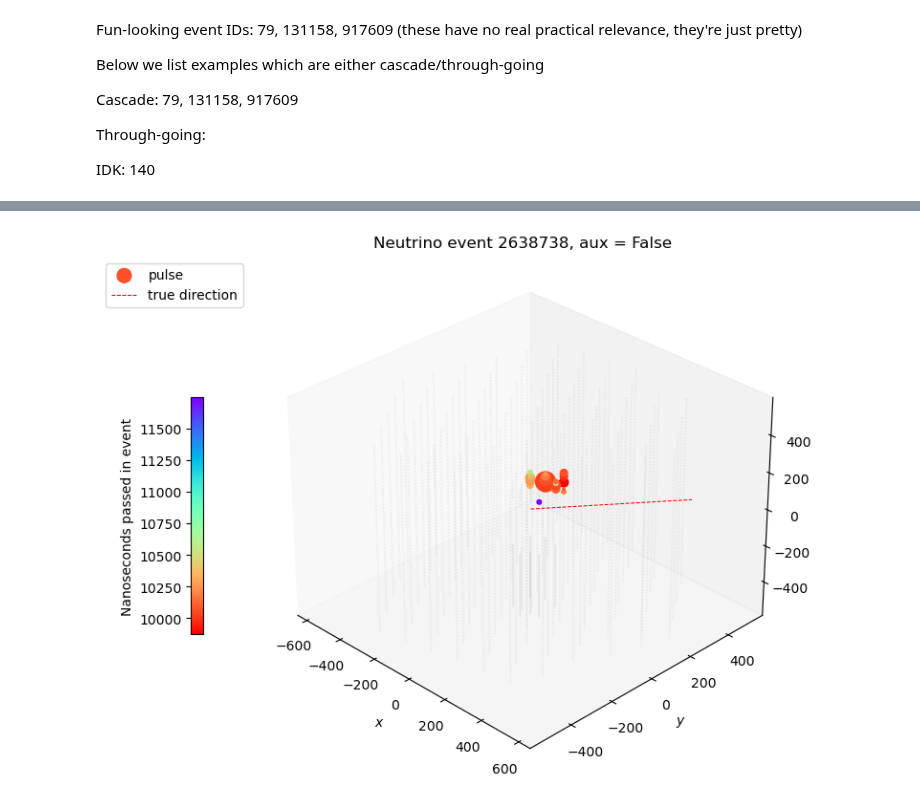
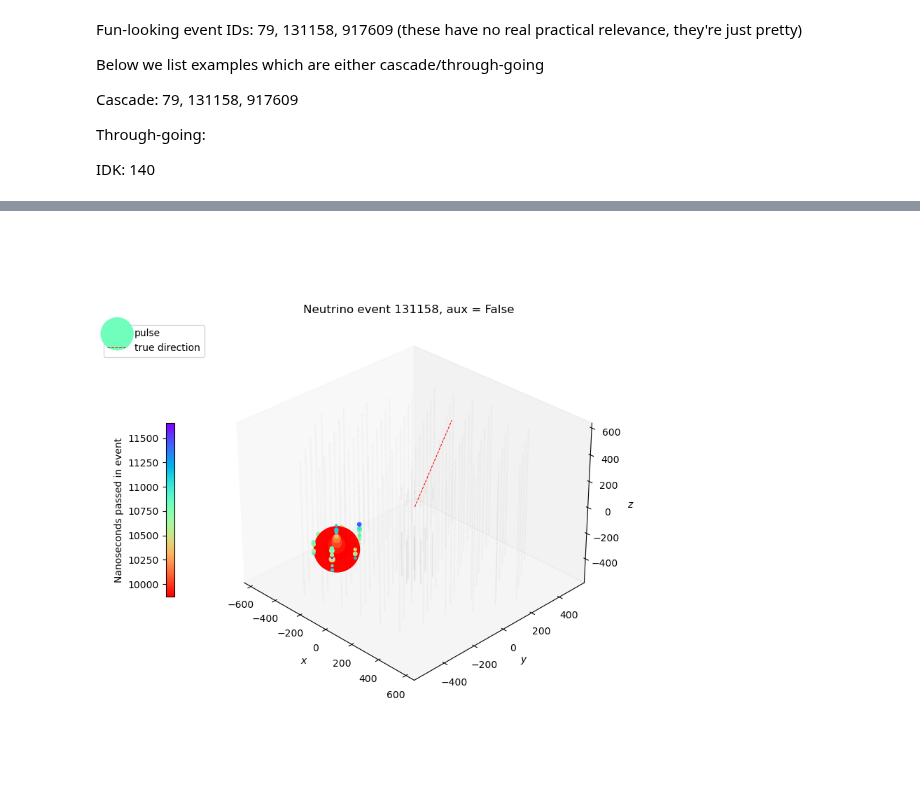
Before and after one commit to kdv97/ice-cube, a Jupyter notebook: clustering/event_plotting.ipynb, the cells around one changed output, grey strips where cells are left out. Drawn from its saved outputs; the diff is of its cells as text; code cells hidden in the pictures.

```diff
--- a/clustering/event_plotting.ipynb
+++ b/clustering/event_plotting.ipynb
@@ -151,4 +141,4 @@ batch1[batch1.auxiliary==False].loc[2638738]
 # %%
-event_plot(2638738, aux_incl=False, show_true_direction=True)
+event_plot(131158, aux_incl=False, show_true_direction=True)
 # %% [output]
-[figure, old version]
+[figure, new version]
```
Also changed, not shown: parts of 3 cells of this notebook, 1 other file.
